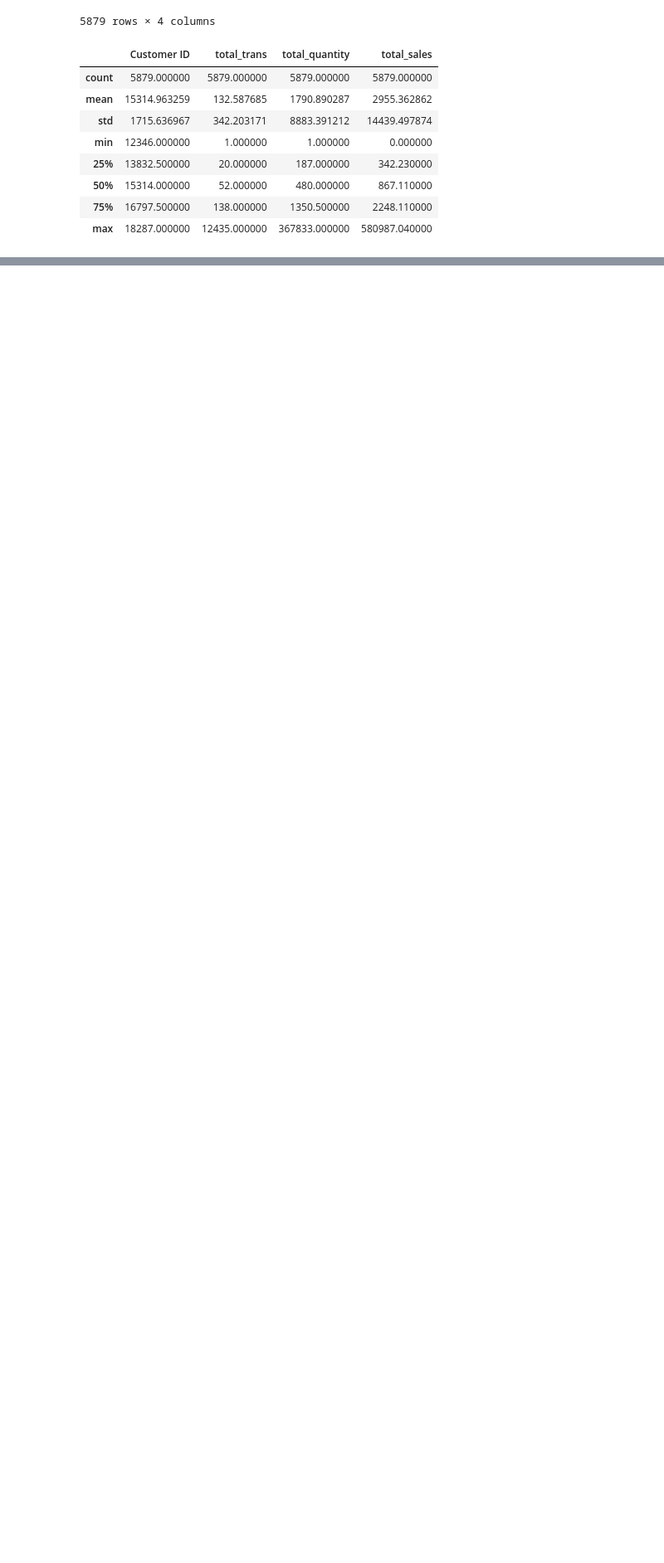
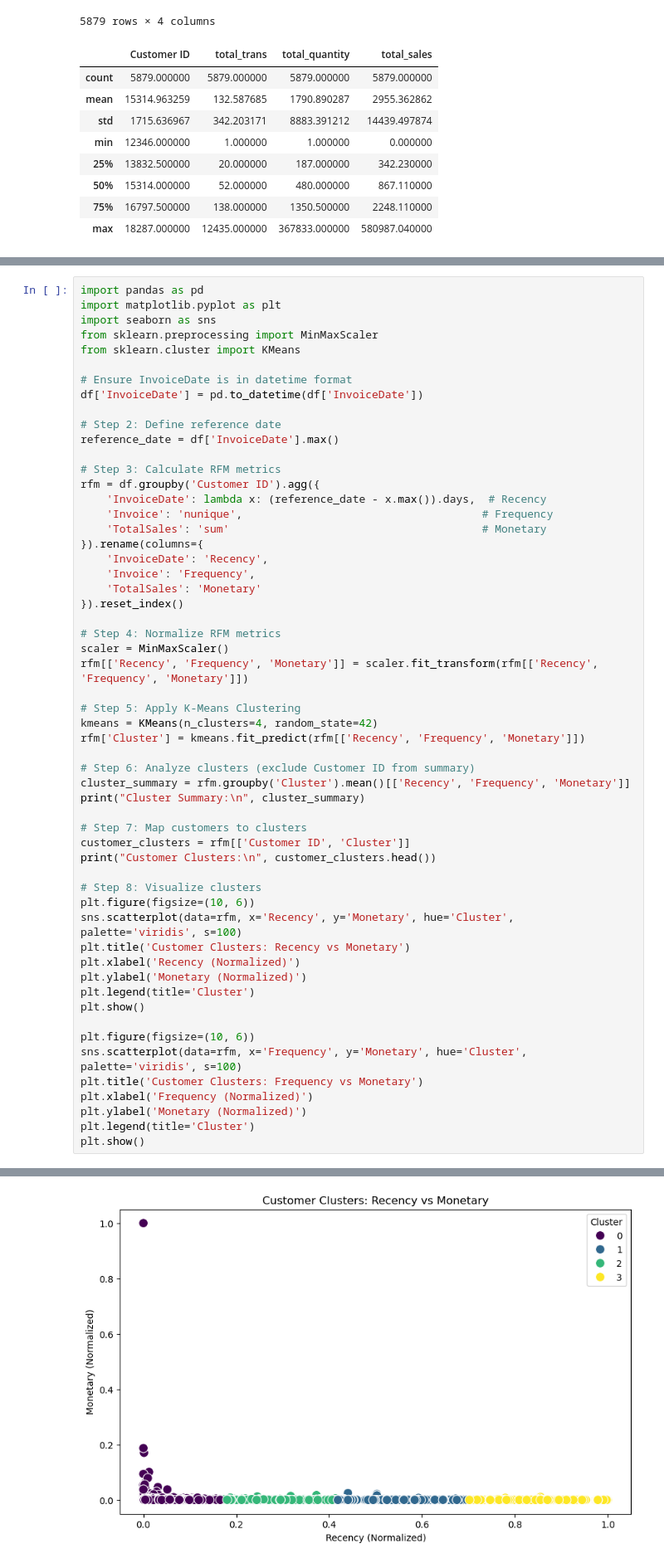
Before and after one commit to mewilliams1203/Data-Science-Final, a Jupyter notebook: projectB.ipynb, the cells around one changed output, grey strips where cells are left out. Shown: that part at 83% size. Saved outputs shown, nothing was run; the diff lists cells and outputs as text; blank space fills up the shorter version.

```diff
--- a/projectB.ipynb
+++ b/projectB.ipynb
@@ -179,0 +184,57 @@ plt.show()
+# %%
+import pandas as pd
+import matplotlib.pyplot as plt
+import seaborn as sns
+from sklearn.preprocessing import MinMaxScaler
+from sklearn.cluster import KMeans
+
+# Ensure InvoiceDate is in datetime format
+df['InvoiceDate'] = pd.to_datetime(df['InvoiceDate'])
+
+# Step 2: Define reference date
+reference_date = df['InvoiceDate'].max()
+
+# Step 3: Calculate RFM metrics
+rfm = df.groupby('Customer ID').agg({
+    'InvoiceDate': lambda x: (reference_date - x.max()).days,  # Recency
+    'Invoice': 'nunique',                                     # Frequency
+    'TotalSales': 'sum'                                       # Monetary
+}).rename(columns={
+    'InvoiceDate': 'Recency',
+    'Invoice': 'Frequency',
+    'TotalSales': 'Monetary'
+}).reset_index()
+
+# Step 4: Normalize RFM metrics
+scaler = MinMaxScaler()
+rfm[['Recency', 'Frequency', 'Monetary']] = scaler.fit_transform(rfm[['Recency', 'Frequency', 'Monetary']])
+
+# Step 5: Apply K-Means Clustering
+kmeans = KMeans(n_clusters=4, random_state=42)
+rfm['Cluster'] = kmeans.fit_predict(rfm[['Recency', 'Frequency', 'Monetary']])
+
+# Step 6: Analyze clusters (exclude Customer ID from summary)
+cluster_summary = rfm.groupby('Cluster').mean()[['Recency', 'Frequency', 'Monetary']]
+print("Cluster Summary:\n", cluster_summary)
+
+# Step 7: Map customers to clusters
+customer_clusters = rfm[['Customer ID', 'Cluster']]
+print("Customer Clusters:\n", customer_clusters.head())
+
+# Step 8: Visualize clusters
+plt.figure(figsize=(10, 6))
+sns.scatterplot(data=rfm, x='Recency', y='Monetary', hue='Cluster', palette='viridis', s=100)
+plt.title('Customer Clusters: Recency vs Monetary')
+plt.xlabel('Recency (Normalized)')
+plt.ylabel('Monetary (Normalized)')
+plt.legend(title='Cluster')
+plt.show()
+
+plt.figure(figsize=(10, 6))
+sns.scatterplot(data=rfm, x='Frequency', y='Monetary', hue='Cluster', palette='viridis', s=100)
+plt.title('Customer Clusters: Frequency vs Monetary')
+plt.xlabel('Frequency (Normalized)')
+plt.ylabel('Monetary (Normalized)')
+plt.legend(title='Cluster')
+plt.show()
+# %% [output]
@@ -179,0 +255 @@ plt.show()
+[figure, added]
```
Also changed, not shown: parts of 5 cells of this notebook, 1 other file.
